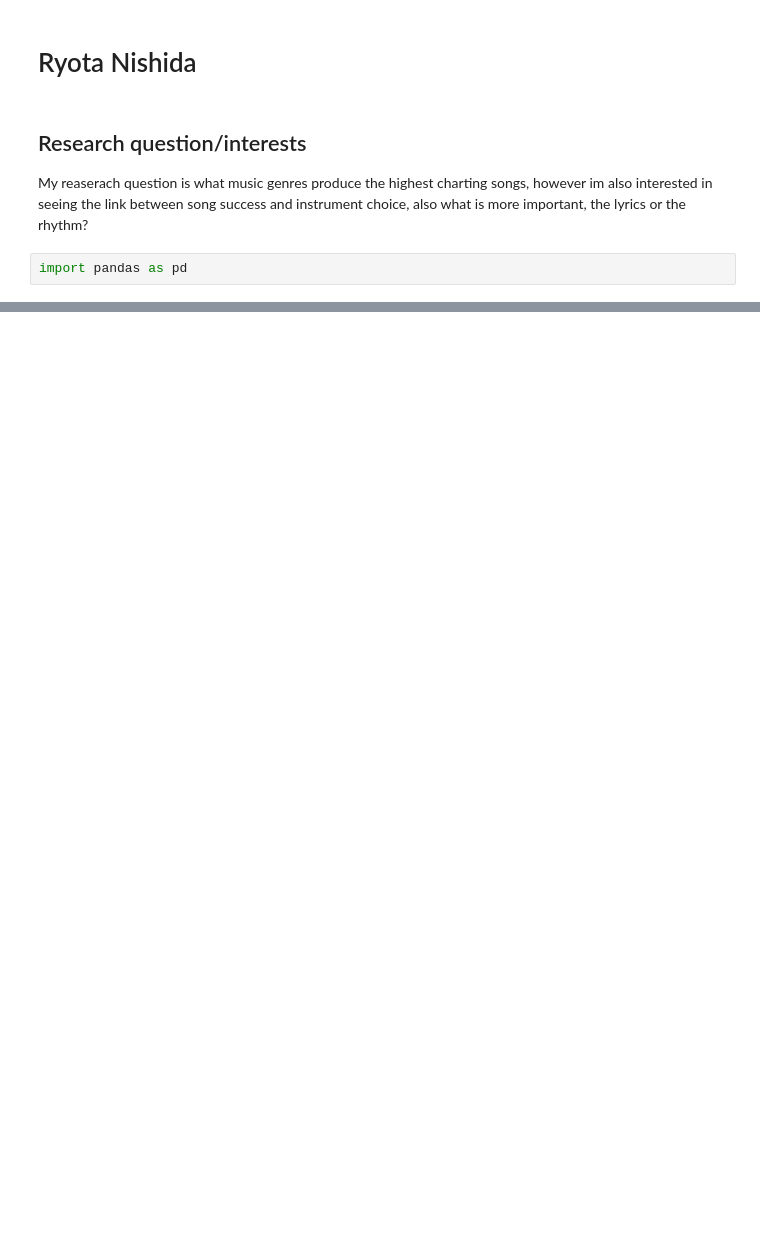
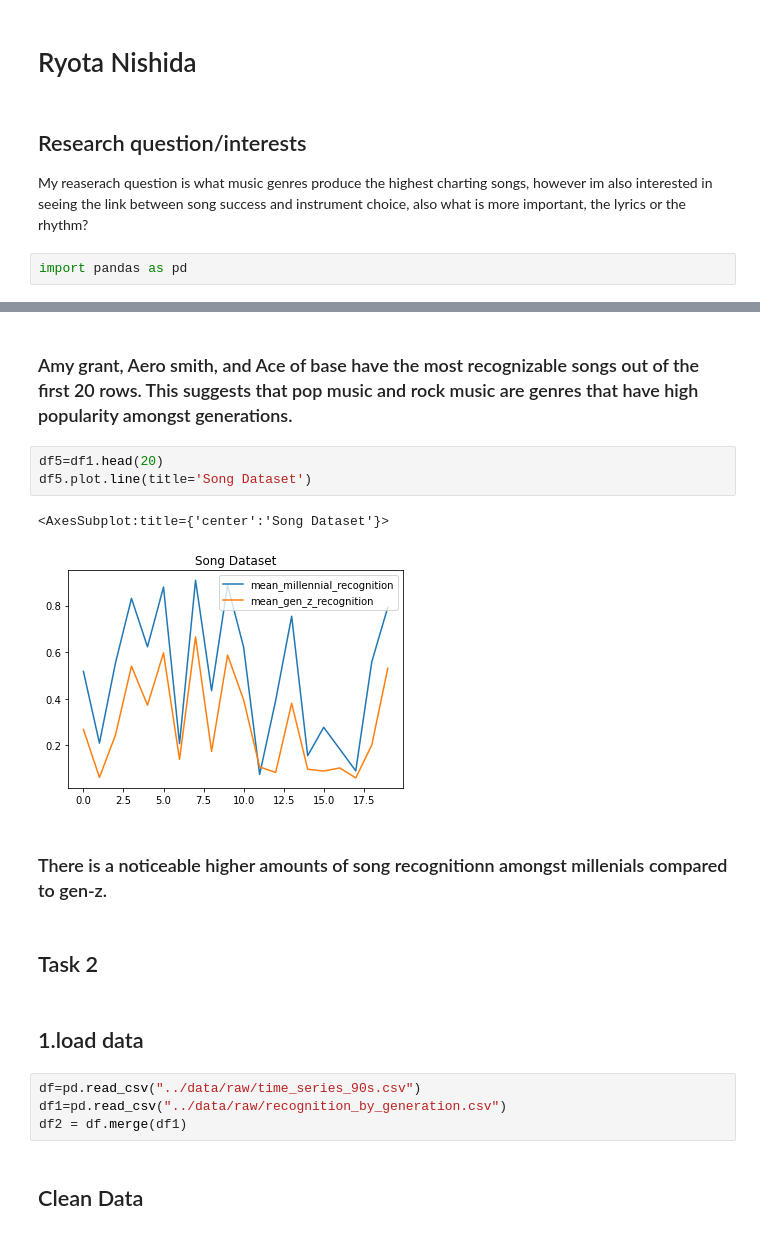
Before and after one commit to data301-2021-winter1/project-group41-project, a Jupyter notebook: notebooks/analysis3.ipynb, the cells around one changed output, grey strips where cells are left out. Saved outputs shown, nothing was run; the diff lists cells and outputs as text; blank space fills up the shorter version.

```diff
--- a/notebooks/analysis3.ipynb
+++ b/notebooks/analysis3.ipynb
@@ -10,0 +126,20 @@ import numpy as np
+# %% [markdown]
+### Amy grant, Aero smith, and Ace of base have the most recognizable songs out of the first 20 rows. This suggests that pop music and rock music are genres that have high popularity amongst generations.
+# %%
+df5=df1.head(20)
+df5.plot.line(title='Song Dataset')
+# %% [output]
+<AxesSubplot:title={'center':'Song Dataset'}>
+[figure, added]
+# %% [markdown]
+### There is a noticeable higher amounts of song recognitionn amongst millenials compared to gen-z.
+# %% [markdown]
+## Task 2
+# %% [markdown]
+## 1.load data
+# %%
+df=pd.read_csv("../data/raw/time_series_90s.csv")
+df1=pd.read_csv("../data/raw/recognition_by_generation.csv")
+df2 = df.merge(df1)
+# %% [markdown]
+## Clean Data
```
Also changed, not shown: parts of 39 cells of this notebook.
